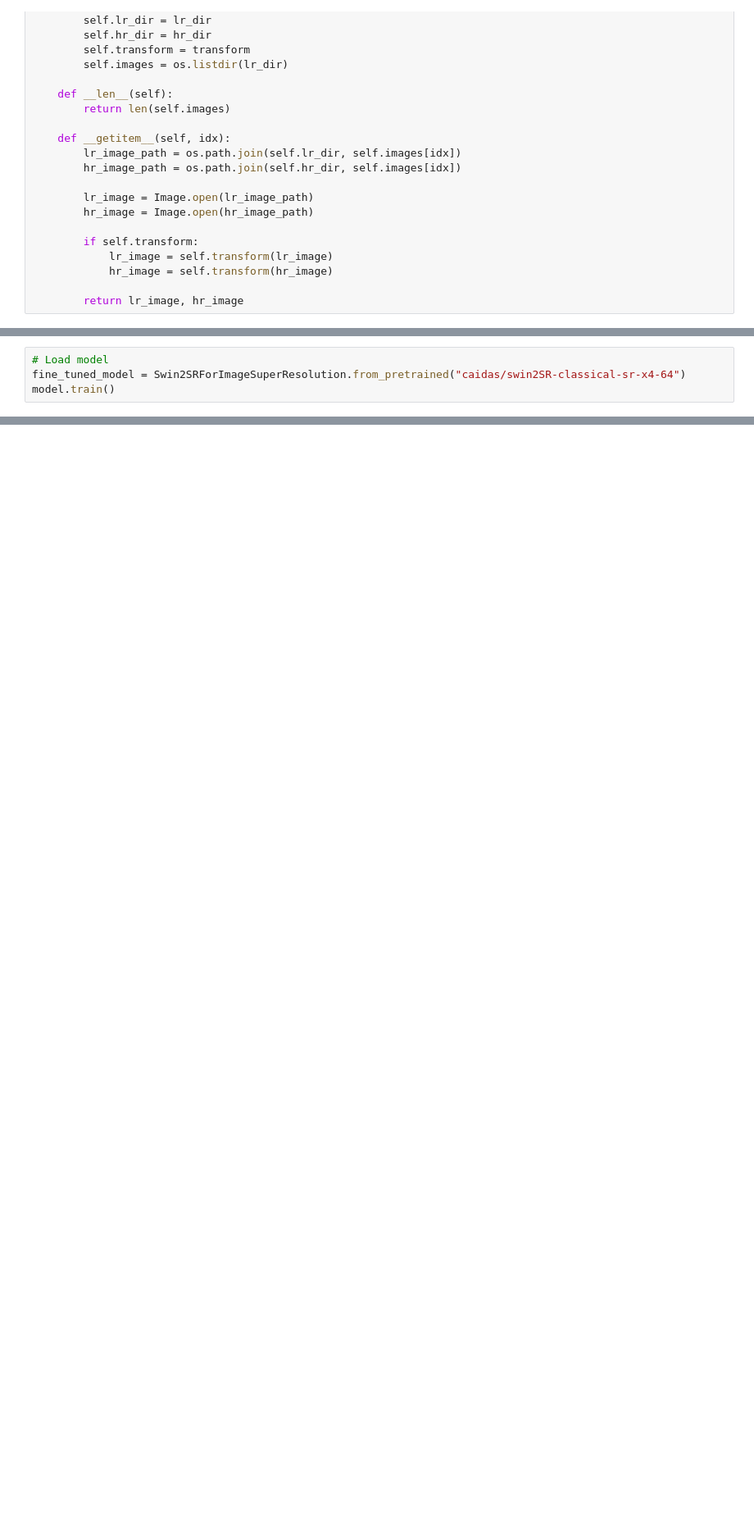
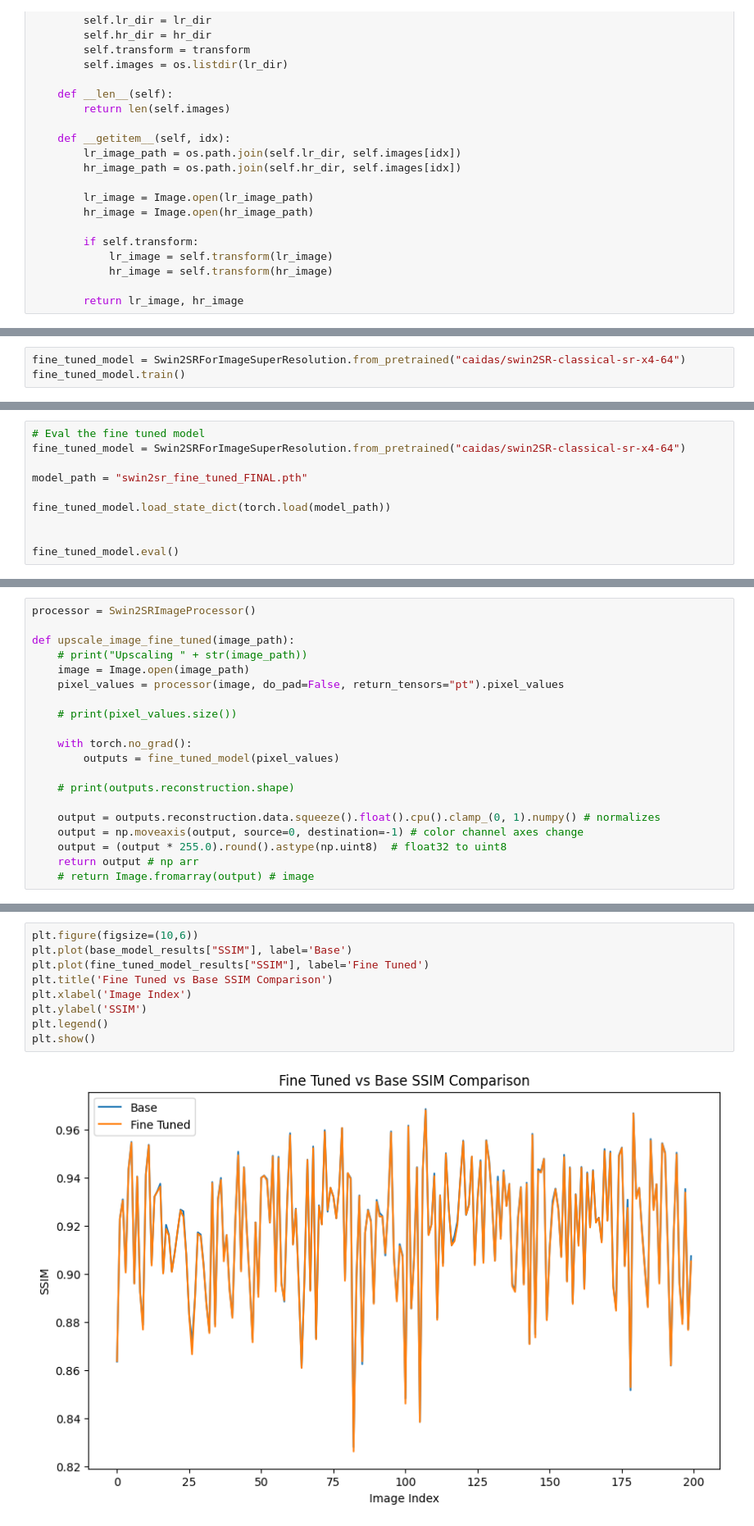
Before and after one commit to joshkmartinez/swin-transformer-super-resolution, a Jupyter notebook: project.ipynb, the cells around one changed output, grey strips where cells are left out. Shown at 82% size. Drawn from its saved outputs; the diff is of its cells as text; blank space fills up the shorter version.

```diff
--- a/project.ipynb
+++ b/project.ipynb
@@ -165,4 +208,3 @@ dataloader = DataLoader(dataset, batch_size=4, shuffle=True)
 # %%
-# Load model
 fine_tuned_model = Swin2SRForImageSuperResolution.from_pretrained("caidas/swin2SR-classical-sr-x4-64")
-model.train()
+fine_tuned_model.train()
@@ -201,0 +307,10 @@ print("Training complete")
+# %%
+# Eval the fine tuned model
+fine_tuned_model = Swin2SRForImageSuperResolution.from_pretrained("caidas/swin2SR-classical-sr-x4-64")
+
+model_path = "swin2sr_fine_tuned_FINAL.pth"
+
+fine_tuned_model.load_state_dict(torch.load(model_path))
+
+
+fine_tuned_model.eval()
@@ -201,0 +335,20 @@ print("Training complete")
+# %%
+processor = Swin2SRImageProcessor()
+
+def upscale_image_fine_tuned(image_path):
+    # print("Upscaling " + str(image_path))
+    image = Image.open(image_path)
+    pixel_values = processor(image, do_pad=False, return_tensors="pt").pixel_values
+
+    # print(pixel_values.size())
+
+    with torch.no_grad():
+        outputs = fine_tuned_model(pixel_values)
+
+    # print(outputs.reconstruction.shape)
+
+    output = outputs.reconstruction.data.squeeze().float().cpu().clamp_(0, 1).numpy() # normalizes
+    output = np.moveaxis(output, source=0, destination=-1) # color channel axes change
+    output = (output * 255.0).round().astype(np.uint8)  # float32 to uint8
+    return output # np arr
+    # return Image.fromarray(output) # image
@@ -201,0 +470,11 @@ print("Training complete")
+# %%
+plt.figure(figsize=(10,6))
+plt.plot(base_model_results["SSIM"], label='Base')
+plt.plot(fine_tuned_model_results["SSIM"], label='Fine Tuned')
+plt.title('Fine Tuned vs Base SSIM Comparison')
+plt.xlabel('Image Index')
+plt.ylabel('SSIM')
+plt.legend()
+plt.show()
+# %% [output]
+[figure, added]
```
Also changed, not shown: parts of 21 cells of this notebook.
